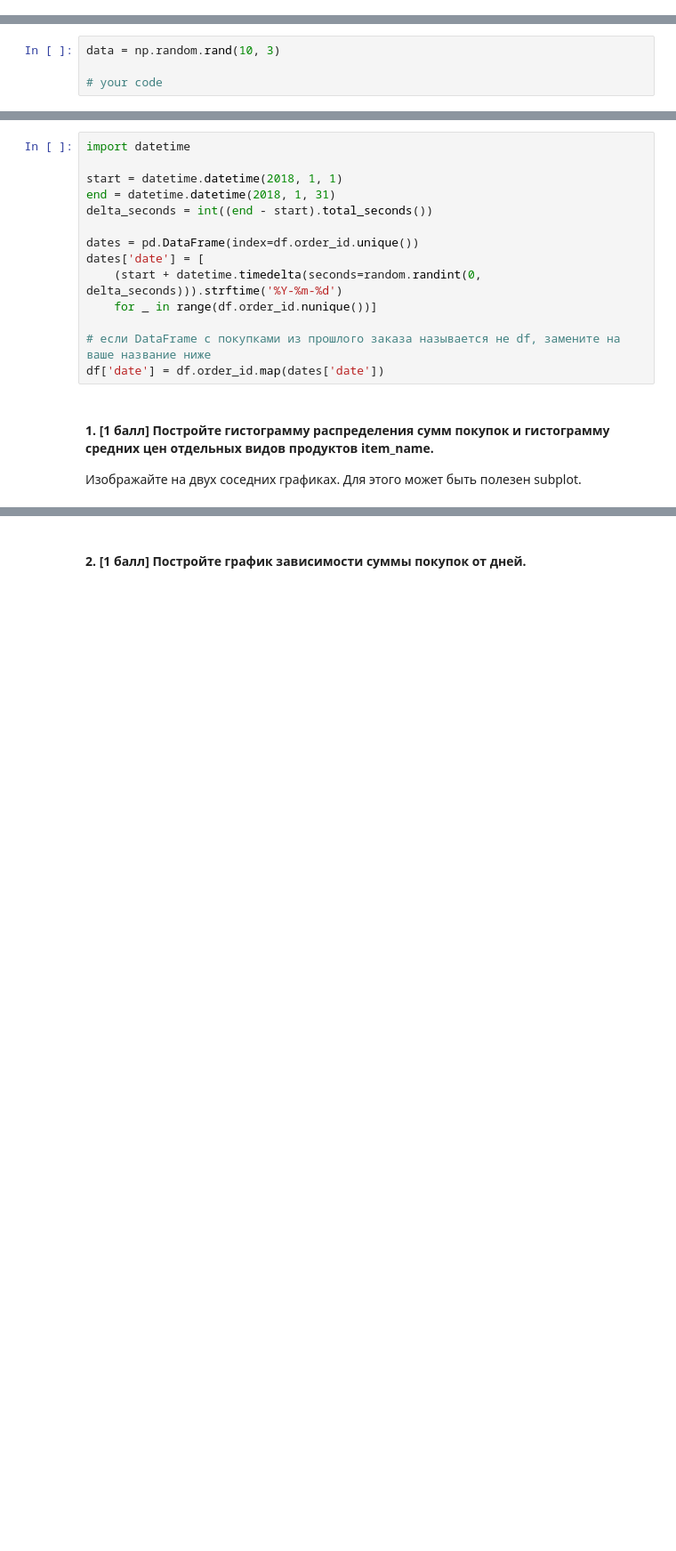
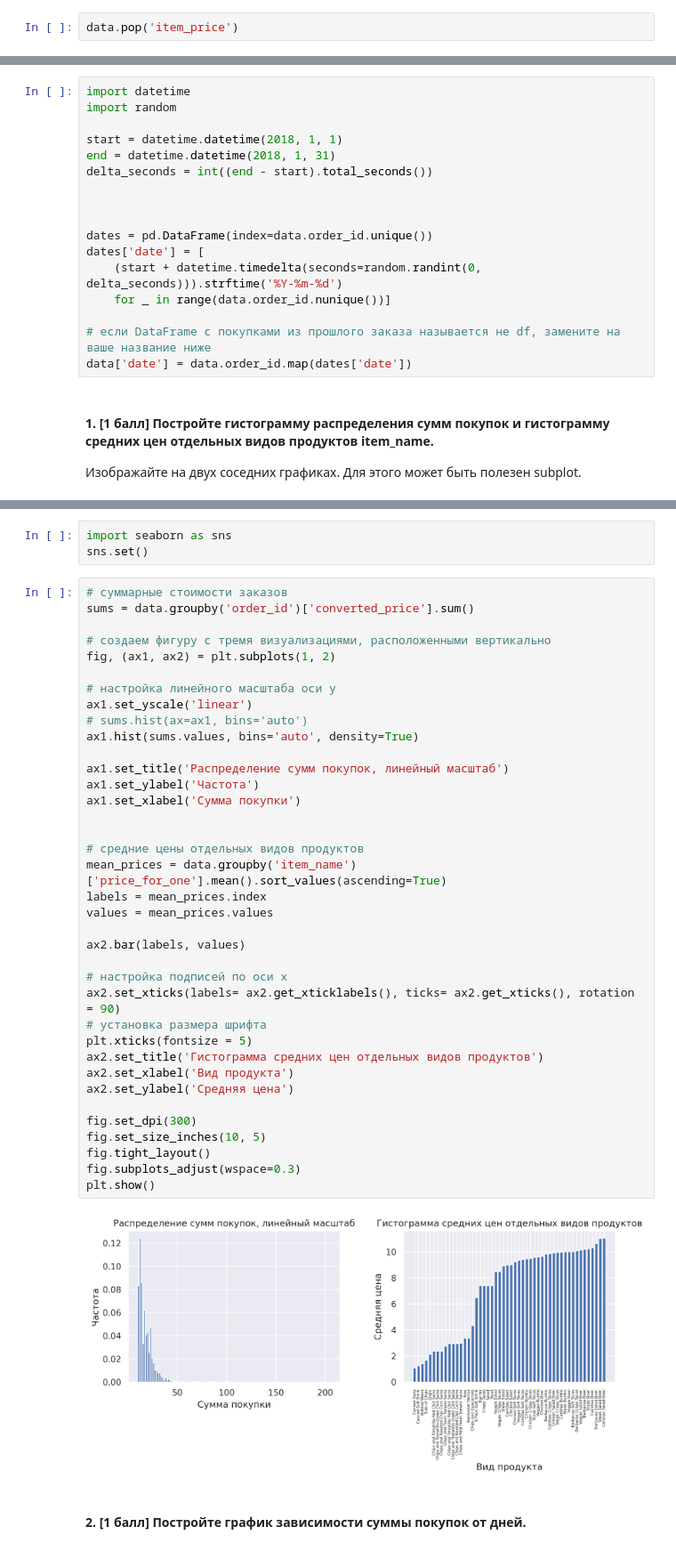
Before and after one commit to d1agnozzz/MTUCI-Data-Mining-Lab1, a Jupyter notebook: hw1_part2.ipynb, the cells around one changed output, grey strips where cells are left out. Shown at 89% size. Saved outputs shown, nothing was run; the diff lists cells and outputs as text; blank space fills up the shorter version.

```diff
--- a/hw1_part2.ipynb
+++ b/hw1_part2.ipynb
@@ -104,0 +208,2 @@ import pandas as pd
+# %%
+data.pop('item_price')
@@ -129,6 +333,2 @@ import pandas as pd
 # %% [markdown]
 #### 13. [0.75 баллов] Создайте новый DateFrame из матрицы, созданной ниже. Назовите колонки index, column1, column2 и сделайте первую колонку индексом.
-# %%
-data = np.random.rand(10, 3)
-
-# your code
@@ -162,18 +398,21 @@ import matplotlib.pyplot as plt
 Работать мы будем с той же выборкой покупкок. Добавим новую колонку с датой покупки.
 # %%
 import datetime
+import random
 
 start = datetime.datetime(2018, 1, 1)
 end = datetime.datetime(2018, 1, 31)
 delta_seconds = int((end - start).total_seconds())
 
-dates = pd.DataFrame(index=df.order_id.unique())
+
+
+dates = pd.DataFrame(index=data.order_id.unique())
 dates['date'] = [
     (start + datetime.timedelta(seconds=random.randint(0, delta_seconds))).strftime('%Y-%m-%d')
-    for _ in range(df.order_id.nunique())]
+    for _ in range(data.order_id.nunique())]
 
 # если DataFrame с покупками из прошлого заказа называется не df, замените на ваше название ниже
-df['date'] = df.order_id.map(dates['date'])
+data['date'] = data.order_id.map(dates['date'])
 # %% [markdown]
 #### 1. [1 балл] Постройте гистограмму распределения сумм покупок и гистограмму средних цен отдельных видов продуктов item_name.
 
@@ -183,2 +420,44 @@ df['date'] = df.order_id.map(dates['date'])
+# %%
+import seaborn as sns
+sns.set()
+# %%
+# суммарные стоимости заказов
+sums = data.groupby('order_id')['converted_price'].sum()
+
+# создаем фигуру с тремя визуализациями, расположенными вертикально
+fig, (ax1, ax2) = plt.subplots(1, 2)
+
+# настройка линейного масштаба оси y
+ax1.set_yscale('linear')
+# sums.hist(ax=ax1, bins='auto')
+ax1.hist(sums.values, bins='auto', density=True)
+
+ax1.set_title('Распределение сумм покупок, линейный масштаб')
+ax1.set_ylabel('Частота')
+ax1.set_xlabel('Сумма покупки')
+
+
+# средние цены отдельных видов продуктов
+mean_prices = data.groupby('item_name')['price_for_one'].mean().sort_values(ascending=True)
+labels = mean_prices.index
+values = mean_prices.values
+
+ax2.bar(labels, values)
+
+# настройка подписей по оси x
+ax2.set_xticks(labels= ax2.get_xticklabels(), ticks= ax2.get_xticks(), rotation = 90)
+# установка размера шрифта
+plt.xticks(fontsize = 5)
+ax2.set_title('Гистограмма средних цен отдельных видов продуктов')
+ax2.set_xlabel('Вид продукта')
+ax2.set_ylabel('Средняя цена')
+
+fig.set_dpi(300)
+fig.set_size_inches(10, 5)
+fig.tight_layout()
+fig.subplots_adjust(wspace=0.3)
+plt.show()
+# %% [output]
+[figure, added]
 # %% [markdown]
 #### 2. [1 балл] Постройте график зависимости суммы покупок от дней.
```
Also changed, not shown: parts of 67 cells of this notebook, 8 other files.
